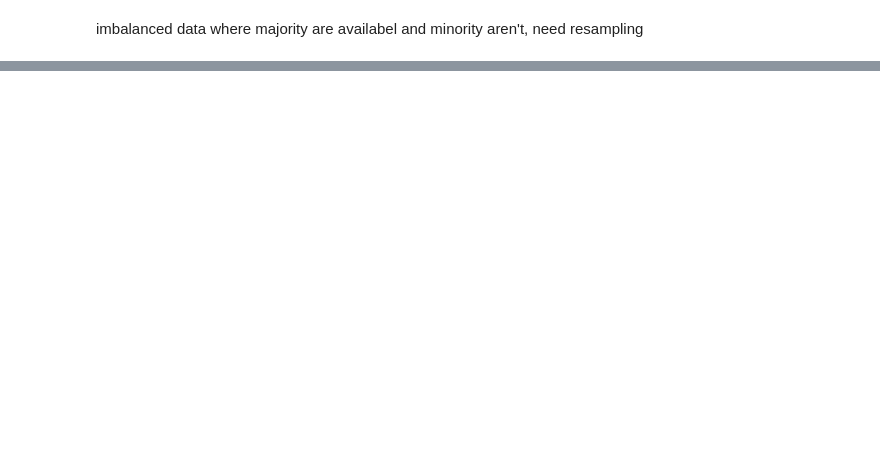
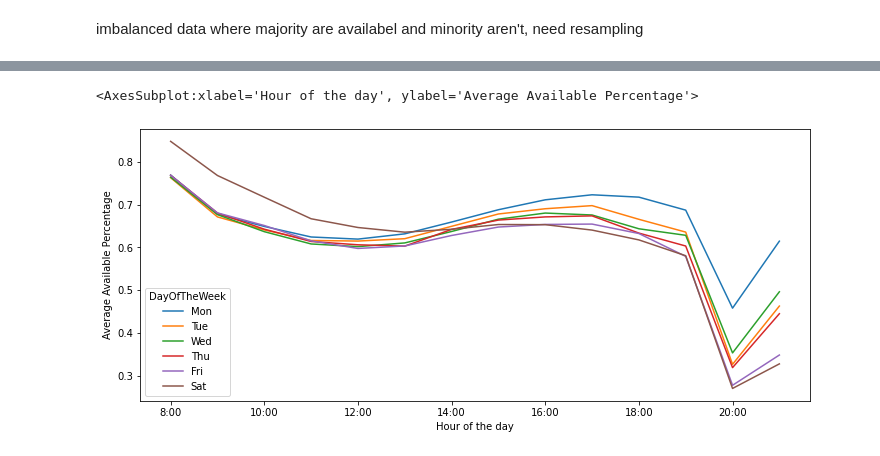
Before and after one commit to binhuiyun/cs6220-data-project, a Jupyter notebook: parking/data_visualization.ipynb, the cells around one changed output, grey strips where cells are left out. Saved outputs shown, nothing was run; the diff lists cells and outputs as text; code cells hidden in the pictures; blank space fills up the shorter version.

```diff
--- a/parking/data_visualization.ipynb
+++ b/parking/data_visualization.ipynb
@@ -124,0 +48,13 @@ hour[:-6].plot.bar( xlabel='Hour', ylabel='Availability count',
+# %%
+df_hour = df[['DayOfTheWeek','Hour', 'AvailablePercentage']]
+df_hour = df_hour.loc[df_hour['Hour'] < 22]
+grouped_hour = df_hour.groupby(['DayOfTheWeek','Hour']).mean()
+unstack_hour = grouped_hour.unstack()
+list1 = [0,1,2,3,4,5]
+list2 = ['Mon','Tue','Wed','Thu','Fri','Sat']
+unstack_hour = unstack_hour.rename(index=dict(zip(list1,list2)))
+list3 = [8, 9, 10, 11, 12, 13, 14, 15, 16, 17, 18, 19, 20, 21]
+list4 = ['8:00','9:00','10:00','11:00','12:00','12:00','14:00','15:00','16:00','17:00','18:00','19:00','20:00','21:00']
+plot_df_hour = unstack_hour['AvailablePercentage'].transpose()
+plot_df_hour = plot_df_hour.rename(index=dict(zip(list3,list4)))
+plot_df_hour
@@ -124,0 +78,6 @@ hour[:-6].plot.bar( xlabel='Hour', ylabel='Availability count',
+# %%
+plot_df_hour.plot(figsize=(12, 5),
+xlabel='Hour of the day', ylabel='Average Available Percentage')
+# %% [output]
+<AxesSubplot:xlabel='Hour of the day', ylabel='Average Available Percentage'>
+[figure, added]
```
Also changed, not shown: parts of 39 cells of this notebook.
